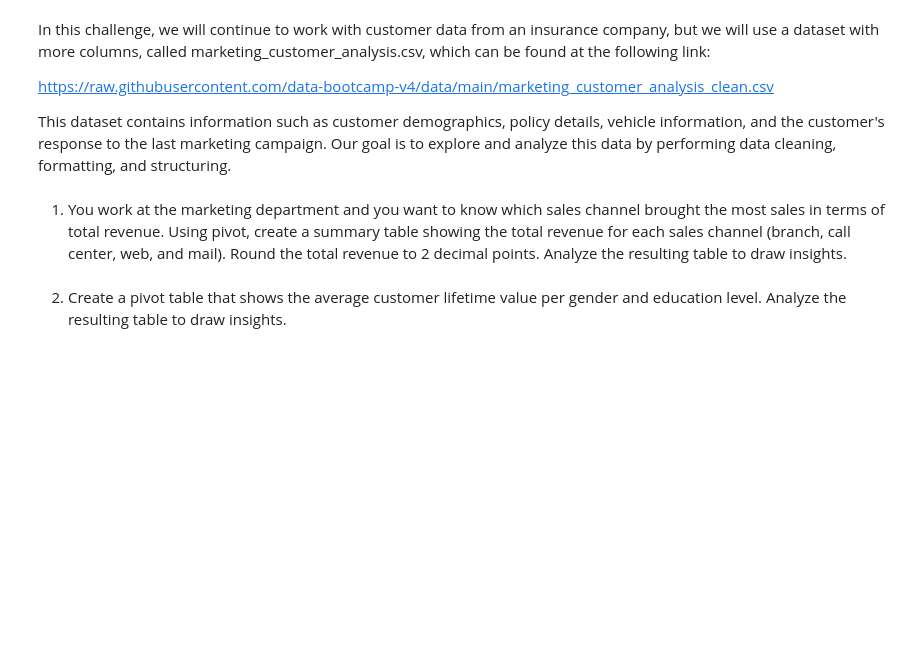
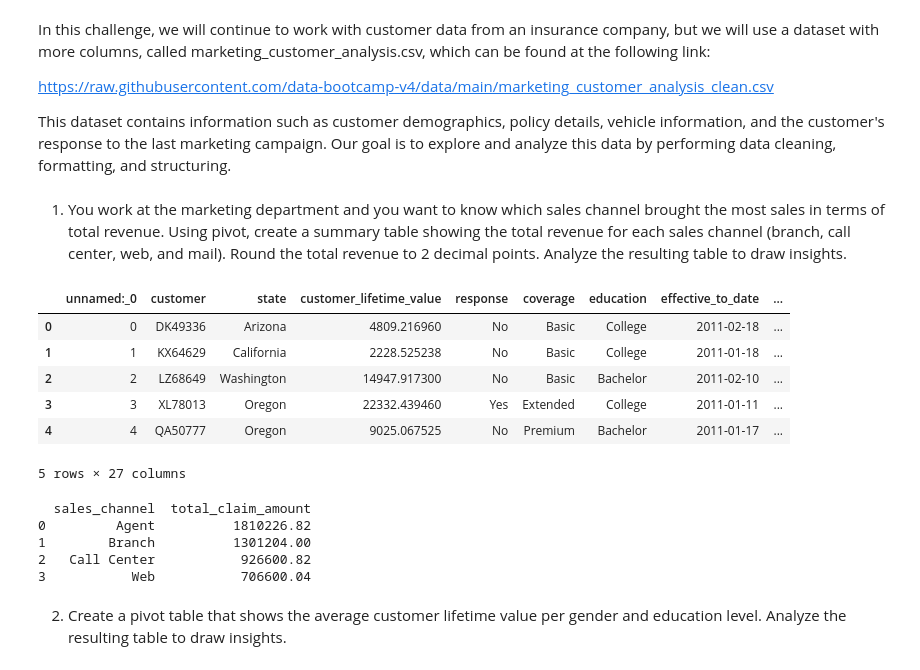
Before and after one commit to e-vilkoyt/lab-dw-data-structuring-and-combining, a Jupyter notebook: lab-dw-data-structuring-and-combining.ipynb, the cells around one changed output. Saved outputs shown, nothing was run; the diff lists cells and outputs as text; code cells hidden in the pictures; blank space fills up the shorter version.

Commit message:
Solution lab-dw-data-structuring-and-combining

```diff
--- a/lab-dw-data-structuring-and-combining.ipynb
+++ b/lab-dw-data-structuring-and-combining.ipynb
@@ -232,5 +230,43 @@ This dataset contains information such as customer demographics, policy details,
 # %% [markdown]
 1. You work at the marketing department and you want to know which sales channel brought the most sales in terms of total revenue. Using pivot, create a summary table showing the total revenue for each sales channel (branch, call center, web, and mail).
 Round the total revenue to 2 decimal points.  Analyze the resulting table to draw insights.
+# %%
+import pandas as pd
+
+# Cargar el dataset
+url = "https://raw.githubusercontent.com/data-bootcamp-v4/data/main/marketing_customer_analysis_clean.csv"
+df = pd.read_csv(url)
+
+# Mostrar las primeras filas para verificar las columnas
+df.head()
+# %% [output]
+|  | unnamed:_0 | customer | state | customer_lifetime_value | response | coverage | education | effective_to_date | ... |
+| 0 | 0 | DK49336 | Arizona | 4809.216960 | No | Basic | College | 2011-02-18 | ... |
+| 1 | 1 | KX64629 | California | 2228.525238 | No | Basic | College | 2011-01-18 | ... |
+| 2 | 2 | LZ68649 | Washington | 14947.917300 | No | Basic | Bachelor | 2011-02-10 | ... |
+| 3 | 3 | XL78013 | Oregon | 22332.439460 | Yes | Extended | College | 2011-01-11 | ... |
+| 4 | 4 | QA50777 | Oregon | 9025.067525 | No | Premium | Bachelor | 2011-01-17 | ... |
+5 rows × 27 columns
+# %%
+# Convertir 'total_claim_amount' a formato numérico
+df['total_claim_amount'] = pd.to_numeric(df['total_claim_amount'], errors='coerce')
+
+# Crear la tabla dinámica para resumir el total de ingresos por canal de ventas
+pivot_total_revenue = df.pivot_table(
+    index='sales_channel',
+    values='total_claim_amount',
+    aggfunc='sum'
+).reset_index()
+
+# Redondear el total de ingresos a 2 decimales
+pivot_total_revenue['total_claim_amount'] = pivot_total_revenue['total_claim_amount'].round(2)
+
+print(pivot_total_revenue)
+# %% [output]
+  sales_channel  total_claim_amount
+0         Agent          1810226.82
+1        Branch          1301204.00
+2   Call Center           926600.82
+3           Web           706600.04
 # %% [markdown]
 2. Create a pivot table that shows the average customer lifetime value per gender and education level. Analyze the resulting table to draw insights.
```
Also changed, not shown: parts of 2 cells of this notebook.
